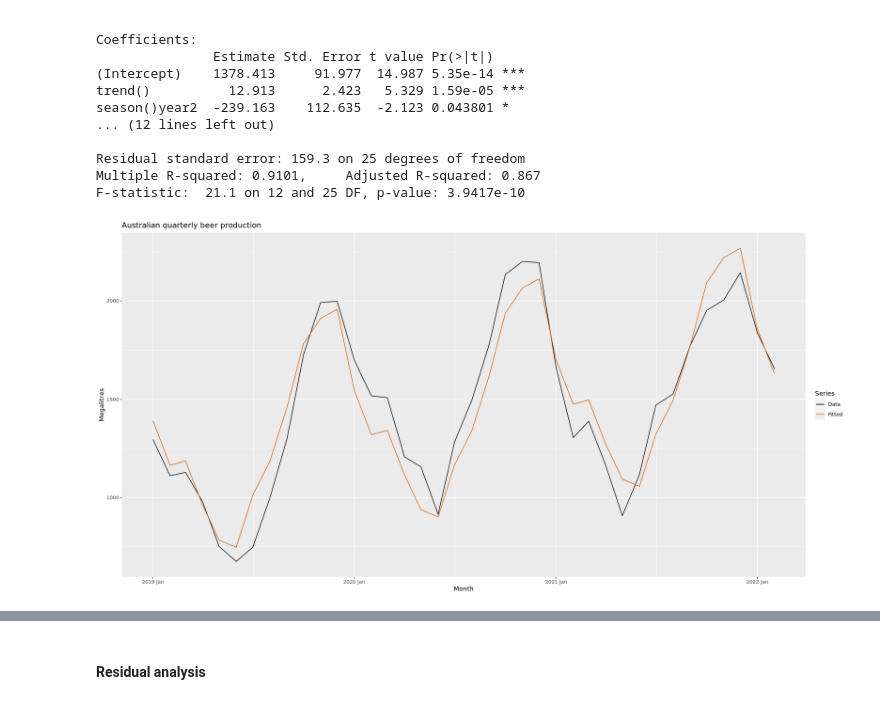
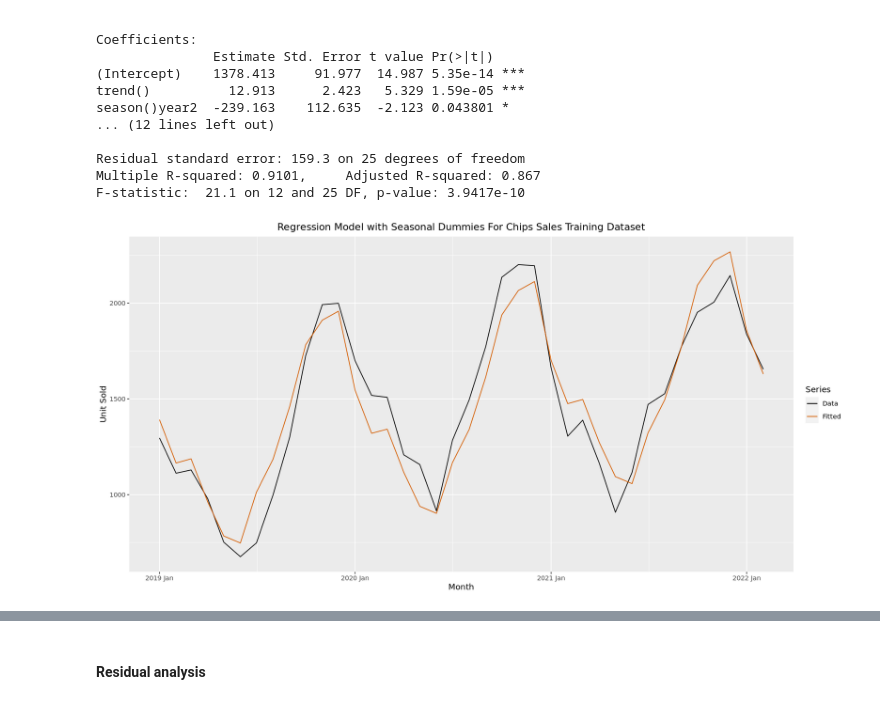
Before and after one commit to Ibrahim-Khayat/-IE499, a Jupyter notebook: indexClean.ipynb, the cells around one changed output, grey strips where cells are left out. Cells and saved outputs as stored; diff of their text form; code cells hidden in the pictures.

Commit message:
Add files via upload
Cleaned Titles and labels

```diff
--- a/indexClean.ipynb
+++ b/indexClean.ipynb
@@ -493,13 +478,14 @@ F-statistic:  21.1 on 12 and 25 DF, p-value: 3.9417e-10
 # %%
 augment(fit_Chips) |>
   ggplot(aes(x = Month)) +
   geom_line(aes(y = Observation, colour = "Data")) +
   geom_line(aes(y = .fitted, colour = "Fitted")) +
   scale_colour_manual(
     values = c(Data = "black", Fitted = "#D55E00")
   ) +
-  labs(y = "Megalitres",
-       title = "Australian quarterly beer production") +
-  guides(colour = guide_legend(title = "Series"))
+  labs(y = "Unit Sold",
+       title = "Regression Model with Seasonal Dummies For Chips Sales Training Dataset") +
+  guides(colour = guide_legend(title = "Series")) +
+  theme(plot.title = element_text(hjust = 0.5))
 # %% [output]
-[figure, old version]
+[figure, new version]
```
Also changed, not shown: parts of 14 cells of this notebook.
